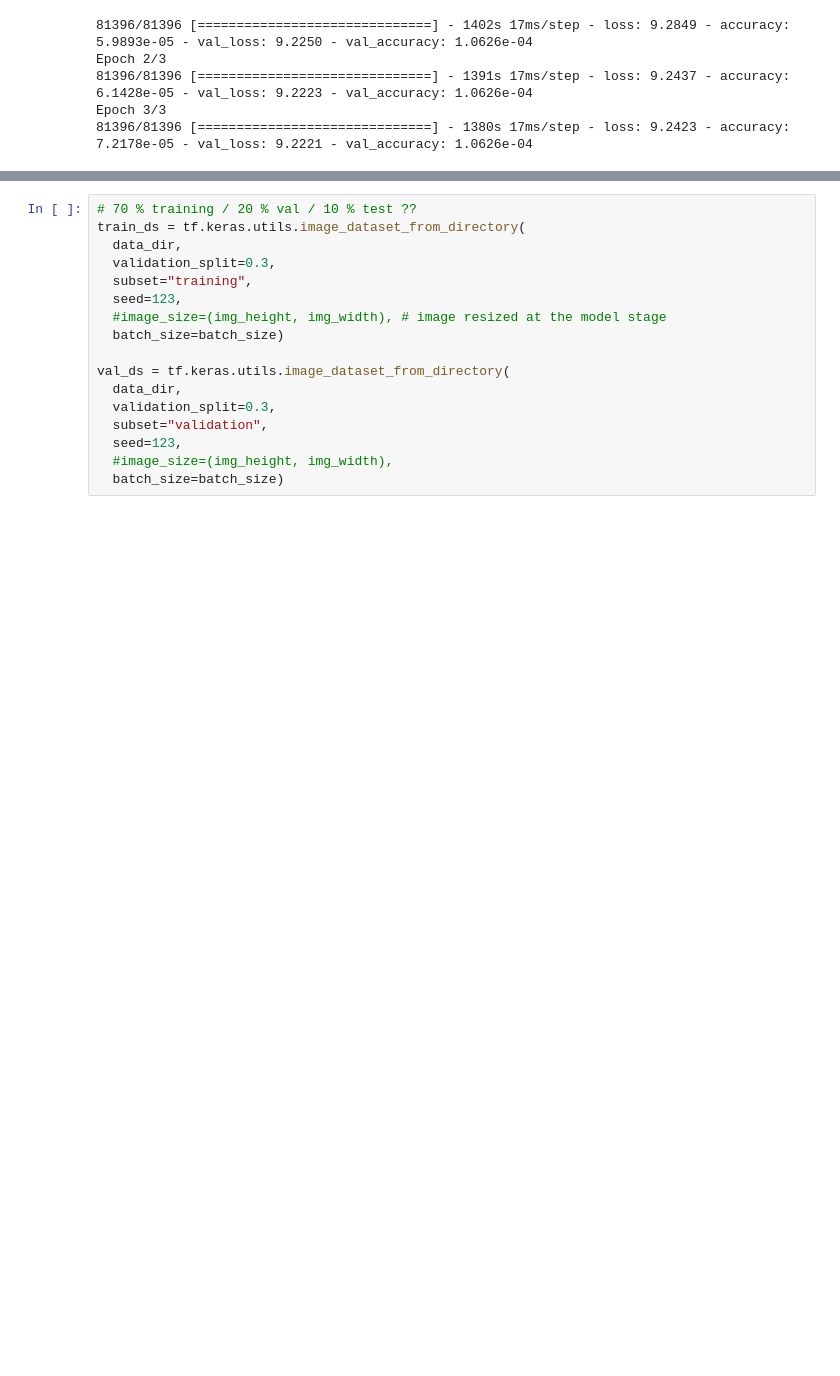
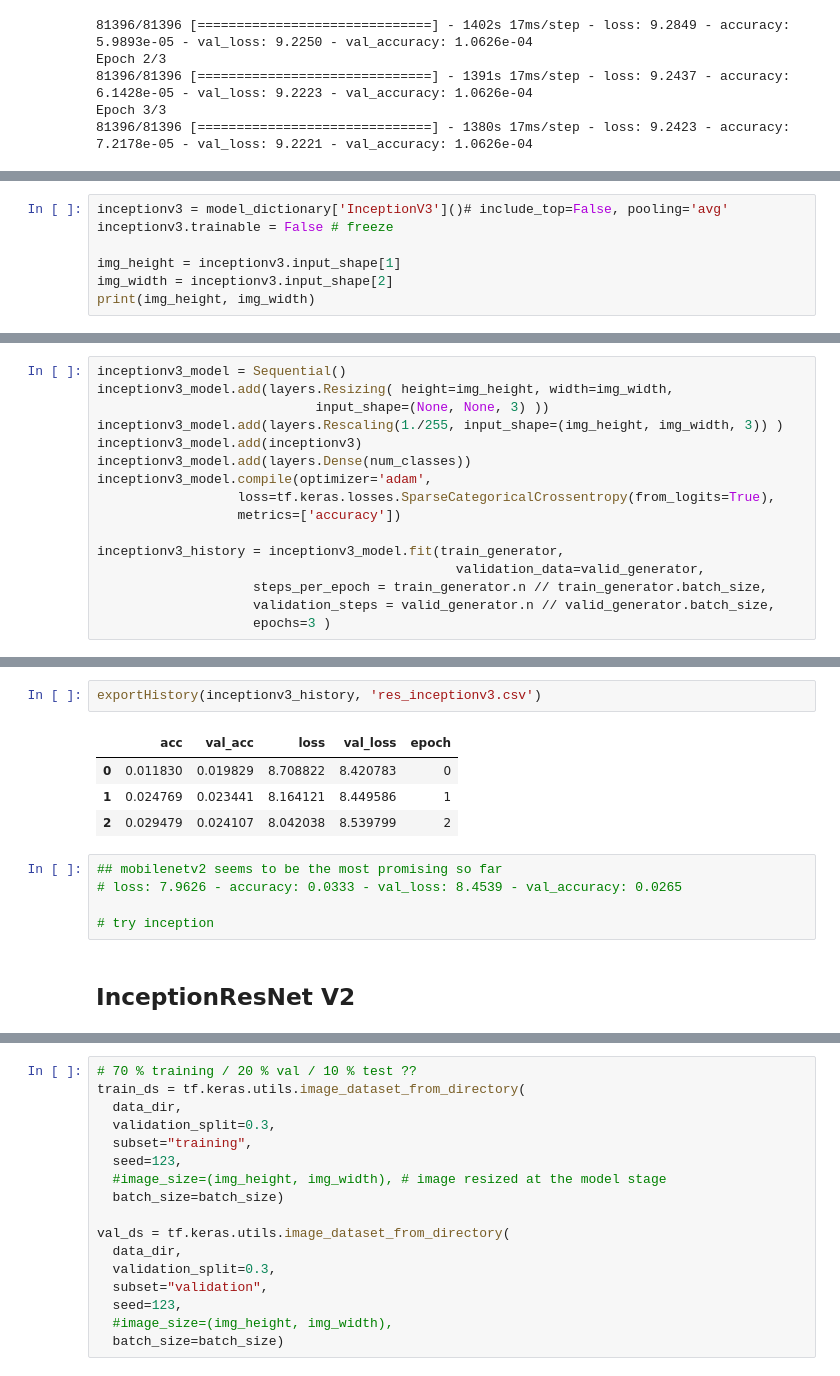
Before and after one commit to mnoor-ds/Sem2_CA1_Data, a Jupyter notebook: notebook/00_preprocess.ipynb, the cells around one changed output, grey strips where cells are left out. Drawn from its saved outputs; the diff is of its cells as text; blank space fills up the shorter version.

Commit message:
inceptionv3

```diff
--- a/notebook/00_preprocess.ipynb
+++ b/notebook/00_preprocess.ipynb
@@ -855,0 +842,7 @@ def simpleCNNv2():
+# %%
+inceptionv3 = model_dictionary['InceptionV3']()# include_top=False, pooling='avg'
+inceptionv3.trainable = False # freeze
+
+img_height = inceptionv3.input_shape[1]
+img_width = inceptionv3.input_shape[2]
+print(img_height, img_width)
@@ -855,0 +853,16 @@ def simpleCNNv2():
+# %%
+inceptionv3_model = Sequential()
+inceptionv3_model.add(layers.Resizing( height=img_height, width=img_width,
+                            input_shape=(None, None, 3) ))
+inceptionv3_model.add(layers.Rescaling(1./255, input_shape=(img_height, img_width, 3)) )
+inceptionv3_model.add(inceptionv3)
+inceptionv3_model.add(layers.Dense(num_classes))
+inceptionv3_model.compile(optimizer='adam',
+                  loss=tf.keras.losses.SparseCategoricalCrossentropy(from_logits=True),
+                  metrics=['accuracy'])
+
+inceptionv3_history = inceptionv3_model.fit(train_generator,
+                                              validation_data=valid_generator,
+                    steps_per_epoch = train_generator.n // train_generator.batch_size,
+                    validation_steps = valid_generator.n // valid_generator.batch_size,
+                    epochs=3 )
@@ -855,0 +876,14 @@ def simpleCNNv2():
+# %%
+exportHistory(inceptionv3_history, 'res_inceptionv3.csv')
+# %% [output]
+|  | acc | val_acc | loss | val_loss | epoch |
+| 0 | 0.011830 | 0.019829 | 8.708822 | 8.420783 | 0 |
+| 1 | 0.024769 | 0.023441 | 8.164121 | 8.449586 | 1 |
+| 2 | 0.029479 | 0.024107 | 8.042038 | 8.539799 | 2 |
+# %%
+## mobilenetv2 seems to be the most promising so far
+# loss: 7.9626 - accuracy: 0.0333 - val_loss: 8.4539 - val_accuracy: 0.0265
+
+# try inception
+# %% [markdown]
+## InceptionResNet V2
```
Also changed, not shown: parts of 53 cells of this notebook, 1 other file.
